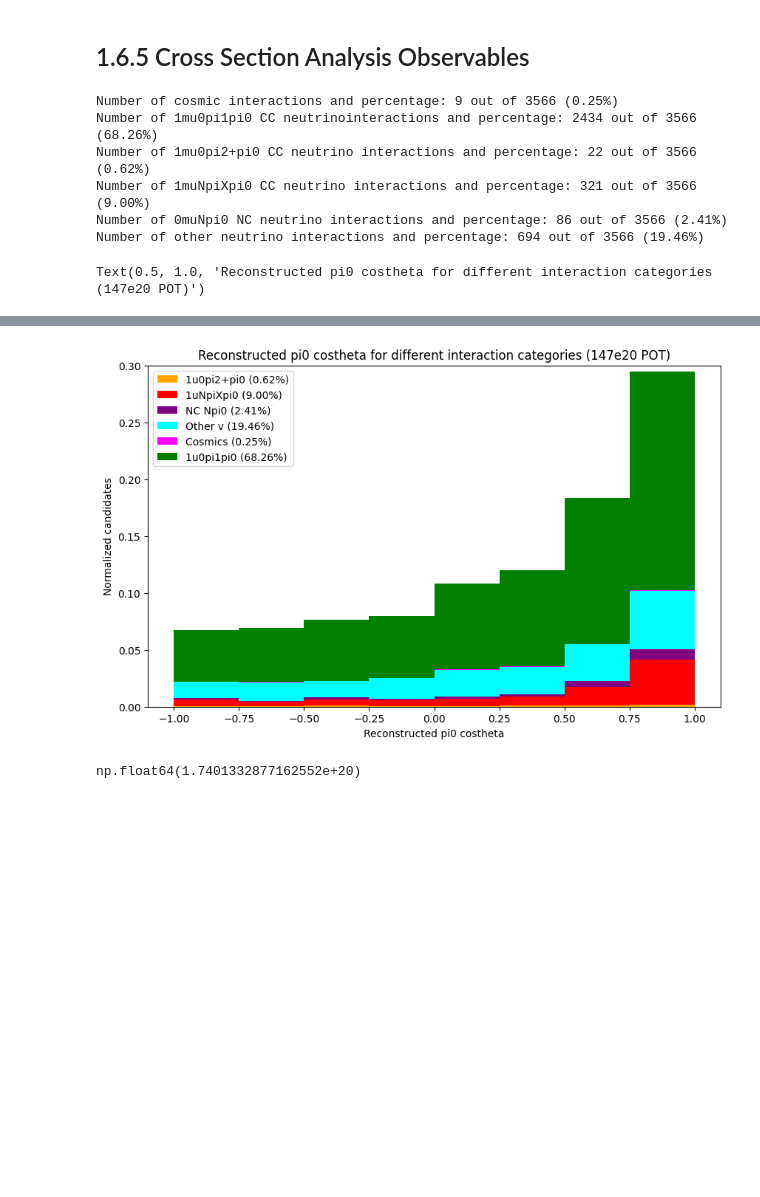
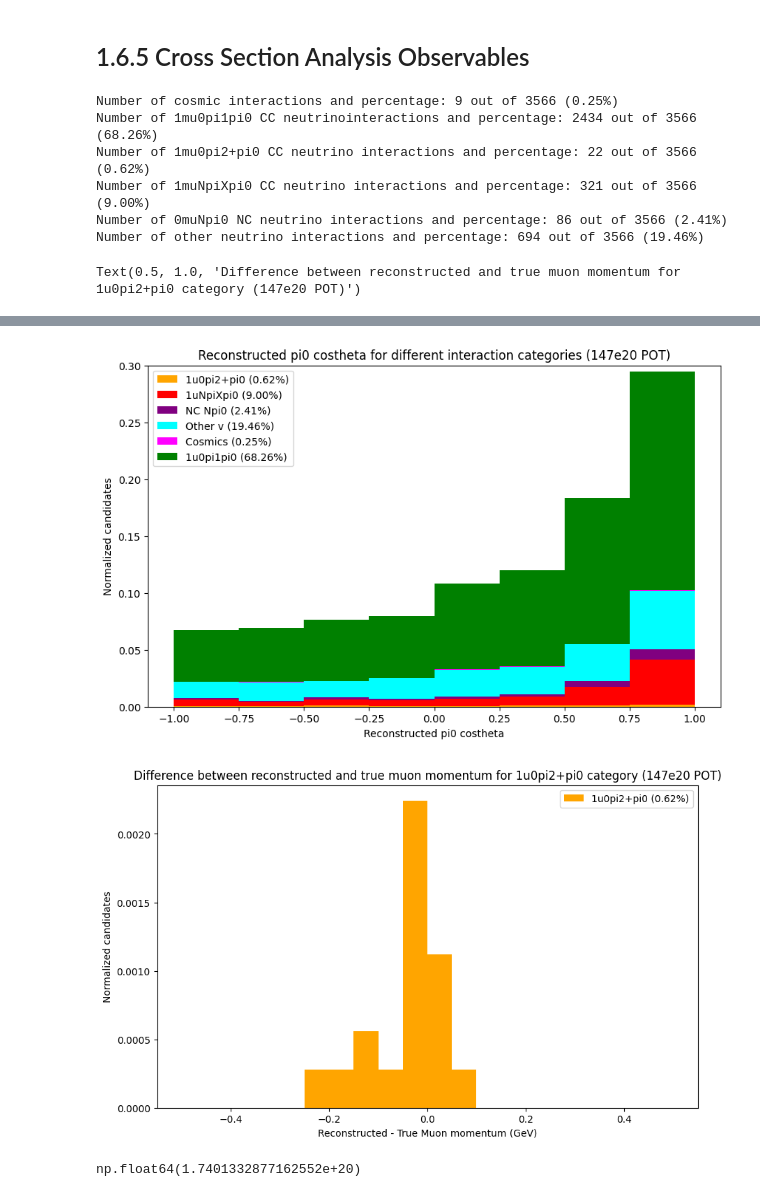
Before and after one commit to jordongalaxy-max/FYP_PYTHON_REAL, a Jupyter notebook: Python/BNB_Paper_Recreation_NuMI_Normalised_stacked.ipynb, the cells around one changed output, grey strips where cells are left out. Cells and saved outputs as stored; diff of their text form; code cells hidden in the pictures; blank space fills up the shorter version.

```diff
--- a/Python/BNB_Paper_Recreation_NuMI_Normalised_stacked.ipynb
+++ b/Python/BNB_Paper_Recreation_NuMI_Normalised_stacked.ipynb
@@ -1338,7 +1338,7 @@ file = uproot.open(
 file.keys()
 
 #Combining interaction category variable and reco vertex variables for easier analysis
-combinedcategory = file.arrays(["true_category_topology_ccpi0_simple2","reco_muon_p","reco_muon_beam_costheta","reco_pi0_p","reco_pi0_beam_costheta"],library="pd")
+combinedcategory = file.arrays(["true_category_topology_ccpi0_simple2","reco_muon_p","reco_muon_beam_costheta","reco_pi0_p","reco_pi0_beam_costheta","true_muon_p"],library="pd")
 
 
 #Splitting the interaction category variable into the relevant categories and grouping reco vertex variables according to the categories
@@ -1428,34 +1428,43 @@ plt.figure(figsize=(10,6))
 plt.hist(reco_pi0_momentum, bins=pi0_bins, alpha=1, weights=[np.ones_like(neutrino_1mu0pi2pluspi0_category["reco_pi0_p"]) / len(combinedcategory), np.ones_like(neutrino_1muNpiXpi0_category["reco_pi0_p"]) / len(combinedcategory), np.ones_like(neutrino_0muNpi0_category["reco_pi0_p"]) / len(combinedcategory), np.ones_like(neutrino_othernu_category["reco_pi0_p"]) / len(combinedcategory), np.ones_like(cosmics_category["reco_pi0_p"]) / len(combinedcategory), np.ones_like(neutrino_1mu0pi1pi0_category["reco_pi0_p"]) / len(combinedcategory)], label=reco_pi0_momentum_labels,
          stacked=True,color=["orange", "red", "purple", "cyan", "magenta", "green"])
 plt.legend()
 plt.ylim(0,0.2)
 plt.xlabel("Reconstructed pi0 momentum (GeV)")
 plt.ylabel("Normalized candidates")
 plt.title(f"Reconstructed pi0 momentum for different interaction categories (174e20 POT)")
 
 #Plotting the normalized and stacked neutral pion costheta for each category into one histogram
 reco_pi0_costheta = [neutrino_1mu0pi2pluspi0_category["reco_pi0_beam_costheta"], neutrino_1muNpiXpi0_category["reco_pi0_beam_costheta"], neutrino_0muNpi0_category["reco_pi0_beam_costheta"], neutrino_othernu_category["reco_pi0_beam_costheta"], cosmics_category["reco_pi0_beam_costheta"], neutrino_1mu0pi1pi0_category["reco_pi0_beam_costheta"]]
 reco_pi0_costheta_labels = [f"1u0pi2+pi0 ({len(neutrino_1mu0pi2pluspi0_category)/len(combinedcategory)*100:.2f}%)", f"1uNpiXpi0 ({len(neutrino_1muNpiXpi0_category)/len(combinedcategory)*100:.2f}%)", f"NC Npi0 ({len(neutrino_0muNpi0_category)/len(combinedcategory)*100:.2f}%)", f"Other v ({len(neutrino_othernu_category)/len(combinedcategory)*100:.2f}%)", f"Cosmics ({len(cosmics_category)/len(combinedcategory)*100:.2f}%)", f"1u0pi1pi0 ({len(neutrino_1mu0pi1pi0_category)/len(combinedcategory)*100:.2f}%)"]
 plt.figure(figsize=(10,6))
 plt.hist(reco_pi0_costheta, bins=8, range=(-1, 1), alpha=1, weights=[np.ones_like(neutrino_1mu0pi2pluspi0_category["reco_pi0_beam_costheta"]) / len(combinedcategory), np.ones_like(neutrino_1muNpiXpi0_category["reco_pi0_beam_costheta"]) / len(combinedcategory), np.ones_like(neutrino_0muNpi0_category["reco_pi0_beam_costheta"]) / len(combinedcategory), np.ones_like(neutrino_othernu_category["reco_pi0_beam_costheta"]) / len(combinedcategory), np.ones_like(cosmics_category["reco_pi0_beam_costheta"]) / len(combinedcategory), np.ones_like(neutrino_1mu0pi1pi0_category["reco_pi0_beam_costheta"]) / len(combinedcategory)], label=reco_pi0_costheta_labels,
          stacked=True,color=["orange", "red", "purple", "cyan", "magenta", "green"])
 plt.legend()
 plt.ylim(0,0.30)
 plt.xlabel("Reconstructed pi0 costheta")
 plt.ylabel("Normalized candidates")
 plt.title(f"Reconstructed pi0 costheta for different interaction categories (147e20 POT)")
+
+#Plotting difference between reconstructed and true muon momentum
+plt.figure(figsize=(10,6))
+plt.hist(neutrino_1mu0pi2pluspi0_category["reco_muon_p"] - neutrino_1mu0pi2pluspi0_category["true_muon_p"], bins=20, range=(-0.5, 0.5), alpha=1, weights=np.ones_like(neutrino_1mu0pi2pluspi0_category["reco_muon_p"] - neutrino_1mu0pi2pluspi0_category["true_muon_p"]) / len(combinedcategory), label=f"1u0pi2+pi0 ({len(neutrino_1mu0pi2pluspi0_category)/len(combinedcategory)*100:.2f}%)", color="orange")
+plt.legend()
+plt.xlabel("Reconstructed - True Muon momentum (GeV)")
+plt.ylabel("Normalized candidates")
+plt.title(f"Difference between reconstructed and true muon momentum for 1u0pi2+pi0 category (147e20 POT)")
 # %% [output]
 Number of cosmic interactions and percentage: 9 out of 3566 (0.25%)
 Number of 1mu0pi1pi0 CC neutrinointeractions and percentage: 2434 out of 3566 (68.26%)
 Number of 1mu0pi2+pi0 CC neutrino interactions and percentage: 22 out of 3566 (0.62%)
 Number of 1muNpiXpi0 CC neutrino interactions and percentage: 321 out of 3566 (9.00%)
 Number of 0muNpi0 NC neutrino interactions and percentage: 86 out of 3566 (2.41%)
 Number of other neutrino interactions and percentage: 694 out of 3566 (19.46%)
-Text(0.5, 1.0, 'Reconstructed pi0 costheta for different interaction categories (147e20 POT)')
+Text(0.5, 1.0, 'Difference between reconstructed and true muon momentum for 1u0pi2+pi0 category (147e20 POT)')
 [figure]
 [figure]
 [figure]
 [figure]
+[figure, added]
 # %%
 #BNB, input000.flat.root
 #yy-shower truth selection
```
Also changed, not shown: 4 other files.
